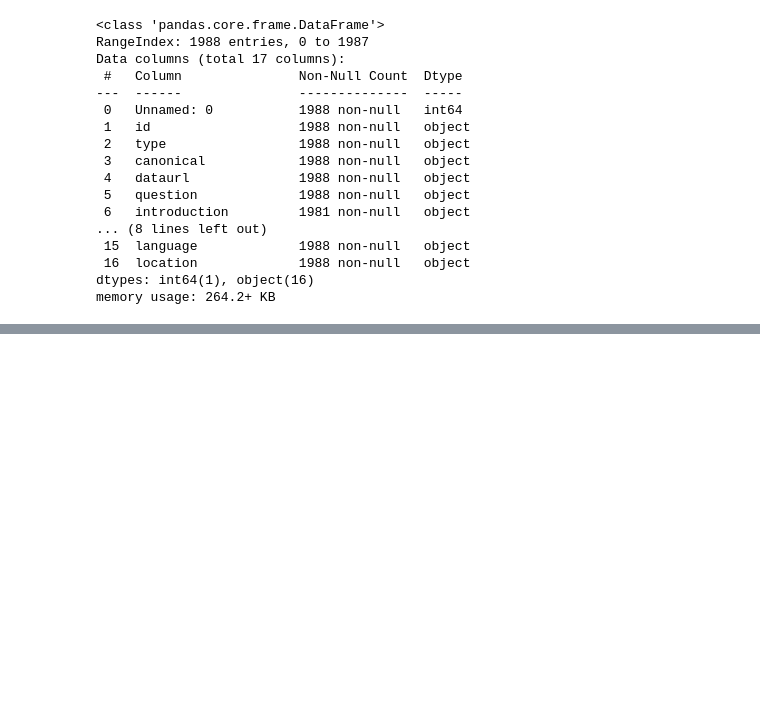
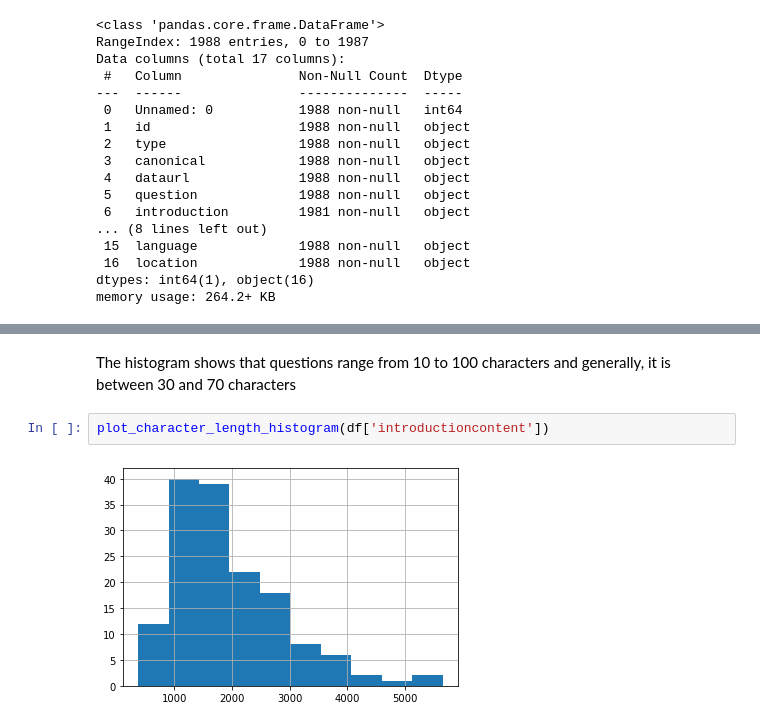
Before and after one commit to berryxmas/domain-adaptation-transformers-forQA, a Jupyter notebook: notebooks/eda-policyqa.ipynb, the cells around one changed output, grey strips where cells are left out. Saved outputs shown, nothing was run; the diff lists cells and outputs as text; blank space fills up the shorter version.

```diff
--- a/notebooks/eda-policyqa.ipynb
+++ b/notebooks/eda-policyqa.ipynb
@@ -106,0 +136,6 @@ df = df.iloc[: , 2:]
+# %% [markdown]
+The histogram shows that questions range from 10 to 100 characters and generally, it is between 30 and 70 characters
+# %%
+plot_character_length_histogram(df['introductioncontent'])
+# %% [output]
+[figure, added]
```
Also changed, not shown: parts of 29 cells of this notebook.
